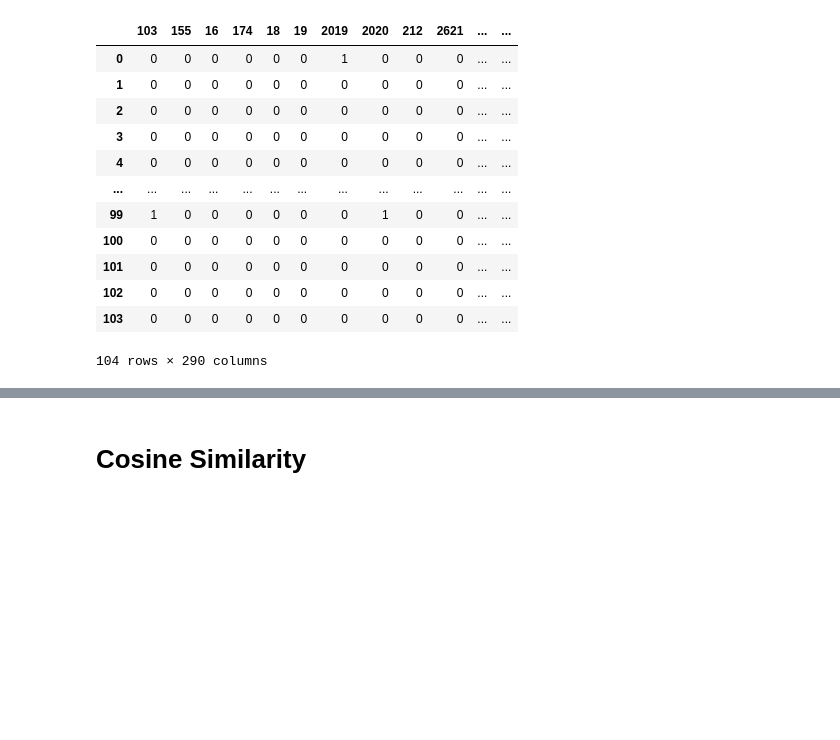
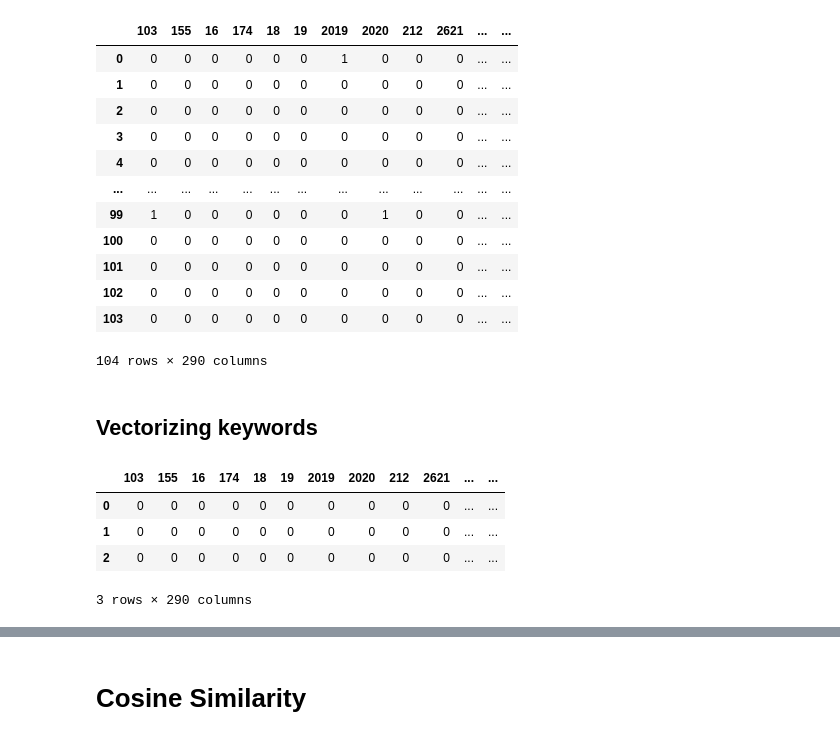
Before and after one commit to cholmess/Potential_Talents, a Jupyter notebook: notebooks/Potential Talents.ipynb, the cells around one changed output, grey strips where cells are left out. Cells and saved outputs as stored; diff of their text form; code cells hidden in the pictures; blank space fills up the shorter version.

```diff
--- a/notebooks/Potential Talents.ipynb
+++ b/notebooks/Potential Talents.ipynb
@@ -87,3 +91,20 @@ talents_count_df
 | 102 | 0 | 0 | 0 | 0 | 0 | 0 | 0 | 0 | 0 | 0 | ... | ... |
 | 103 | 0 | 0 | 0 | 0 | 0 | 0 | 0 | 0 | 0 | 0 | ... | ... |
 104 rows × 290 columns
+# %% [markdown]
+## Vectorizing keywords
+# %%
+# Declare key words
+key_words_1 = 'Aspiring human resources'
+key_words_2 = 'seeking human resources'
+# %%
+# Vectorized keyworkds
+key_words_1_count_vect = count_vect.transform(key_words_1.split())
+key_words_1_count_df= pd.DataFrame(key_words_1_count_vect.todense(),columns=count_vect.get_feature_names())
+key_words_1_count_df
+# %% [output]
+|  | 103 | 155 | 16 | 174 | 18 | 19 | 2019 | 2020 | 212 | 2621 | ... | ... |
+| 0 | 0 | 0 | 0 | 0 | 0 | 0 | 0 | 0 | 0 | 0 | ... | ... |
+| 1 | 0 | 0 | 0 | 0 | 0 | 0 | 0 | 0 | 0 | 0 | ... | ... |
+| 2 | 0 | 0 | 0 | 0 | 0 | 0 | 0 | 0 | 0 | 0 | ... | ... |
+3 rows × 290 columns
```
Also changed, not shown: parts of 11 cells of this notebook.
